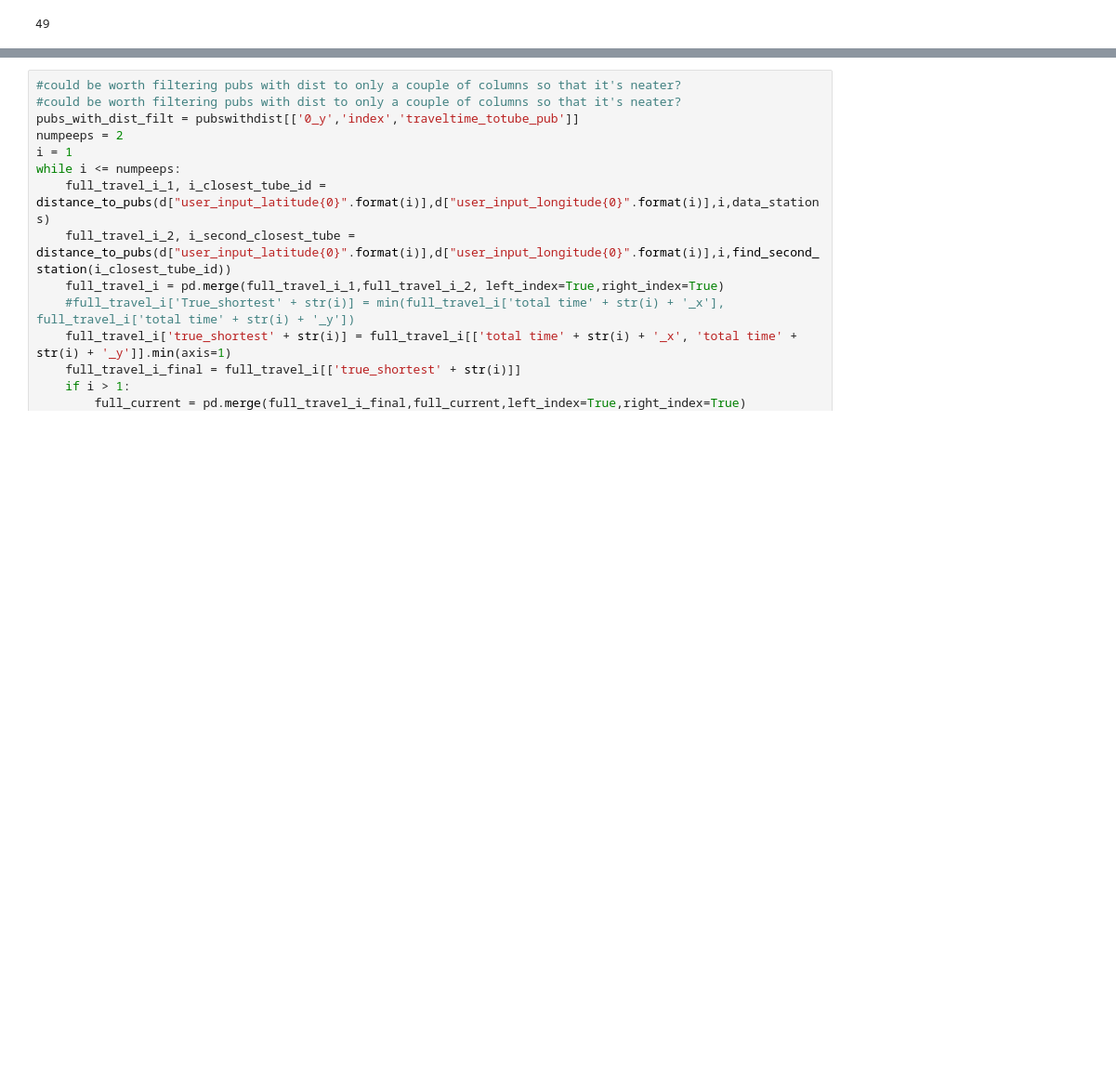
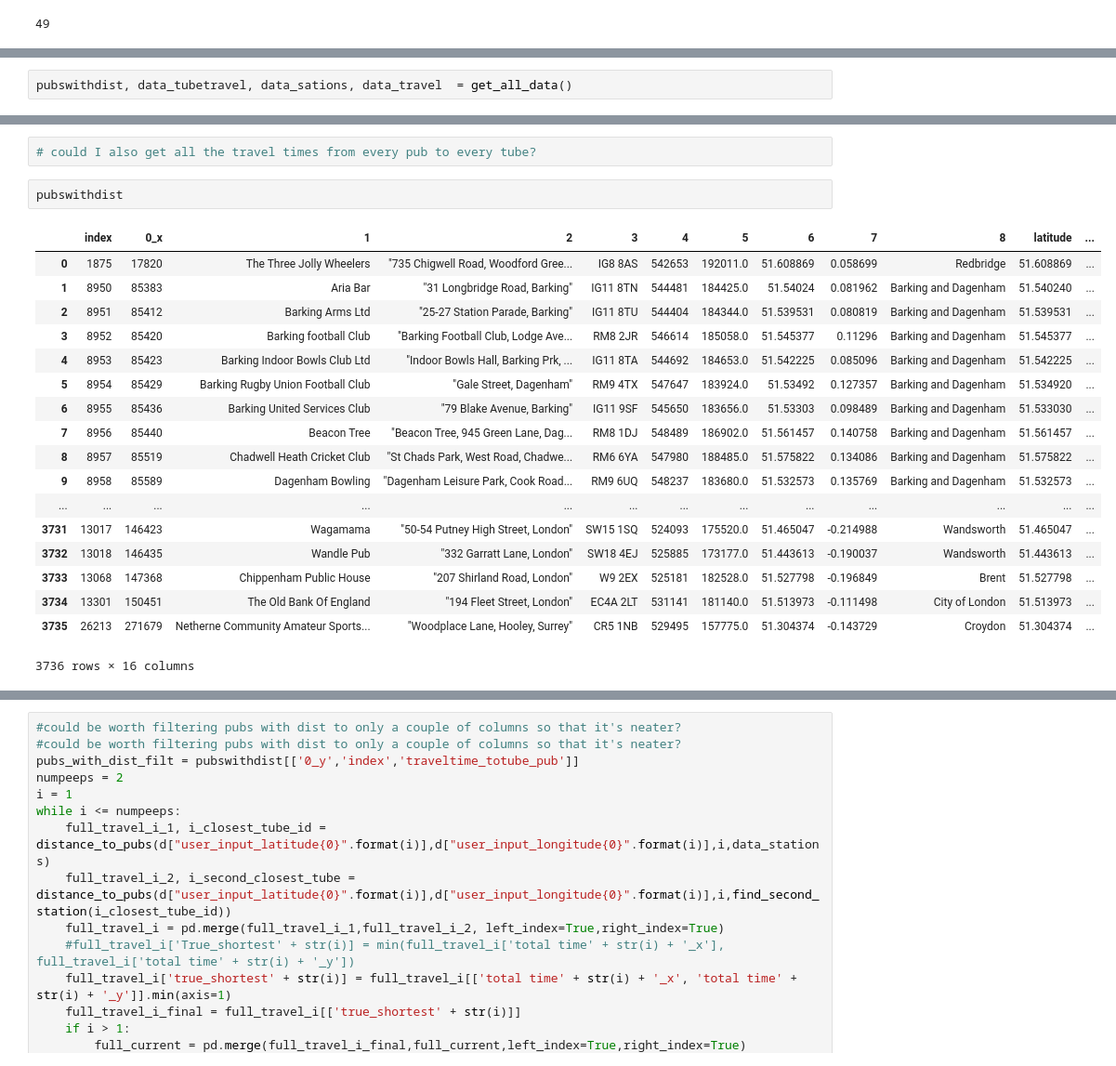
Before and after one commit to gbiggs31/halfway2, a Jupyter notebook: Scratch Script.ipynb, the cells around one changed output, grey strips where cells are left out. Shown at 93% size. Cells and saved outputs as stored; diff of their text form; blank space fills up the shorter version.

```diff
--- a/Scratch Script.ipynb
+++ b/Scratch Script.ipynb
@@ -146,0 +153,2 @@ find_nearest_station(d["user_input_latitude{0}".format(0)],d["user_input_longitu
+# %%
+pubswithdist, data_tubetravel, data_sations, data_travel  = get_all_data()
@@ -147,3 +254,26 @@ find_nearest_station(d["user_input_latitude{0}".format(0)],d["user_input_longitu
+# %%
+# could I also get all the travel times from every pub to every tube?
+# %%
+pubswithdist
+# %% [output]
+|  | index | 0_x | 1 | 2 | 3 | 4 | 5 | 6 | 7 | 8 | latitude | ... |
+| 0 | 1875 | 17820 | The Three Jolly Wheelers | "735 Chigwell Road, Woodford Gree... | IG8 8AS | 542653 | 192011.0 | 51.608869 | 0.058699 | Redbridge | 51.608869 | ... |
+| 1 | 8950 | 85383 | Aria Bar | "31 Longbridge Road, Barking" | IG11 8TN | 544481 | 184425.0 | 51.54024 | 0.081962 | Barking and Dagenham | 51.540240 | ... |
+| 2 | 8951 | 85412 | Barking Arms Ltd | "25-27 Station Parade, Barking" | IG11 8TU | 544404 | 184344.0 | 51.539531 | 0.080819 | Barking and Dagenham | 51.539531 | ... |
+| 3 | 8952 | 85420 | Barking football Club | "Barking Football Club, Lodge Ave... | RM8 2JR | 546614 | 185058.0 | 51.545377 | 0.11296 | Barking and Dagenham | 51.545377 | ... |
+| 4 | 8953 | 85423 | Barking Indoor Bowls Club Ltd | "Indoor Bowls Hall, Barking Prk, ... | IG11 8TA | 544692 | 184653.0 | 51.542225 | 0.085096 | Barking and Dagenham | 51.542225 | ... |
+| 5 | 8954 | 85429 | Barking Rugby Union Football Club | "Gale Street, Dagenham" | RM9 4TX | 547647 | 183924.0 | 51.53492 | 0.127357 | Barking and Dagenham | 51.534920 | ... |
+| 6 | 8955 | 85436 | Barking United Services Club | "79 Blake Avenue, Barking" | IG11 9SF | 545650 | 183656.0 | 51.53303 | 0.098489 | Barking and Dagenham | 51.533030 | ... |
+| 7 | 8956 | 85440 | Beacon Tree | "Beacon Tree, 945 Green Lane, Dag... | RM8 1DJ | 548489 | 186902.0 | 51.561457 | 0.140758 | Barking and Dagenham | 51.561457 | ... |
+| 8 | 8957 | 85519 | Chadwell Heath Cricket Club | "St Chads Park, West Road, Chadwe... | RM6 6YA | 547980 | 188485.0 | 51.575822 | 0.134086 | Barking and Dagenham | 51.575822 | ... |
+| 9 | 8958 | 85589 | Dagenham Bowling | "Dagenham Leisure Park, Cook Road... | RM9 6UQ | 548237 | 183680.0 | 51.532573 | 0.135769 | Barking and Dagenham | 51.532573 | ... |
+| ... | ... | ... | ... | ... | ... | ... | ... | ... | ... | ... | ... | ... |
+| 3731 | 13017 | 146423 | Wagamama | "50-54 Putney High Street, London" | SW15 1SQ | 524093 | 175520.0 | 51.465047 | -0.214988 | Wandsworth | 51.465047 | ... |
+| 3732 | 13018 | 146435 | Wandle Pub | "332 Garratt Lane, London" | SW18 4EJ | 525885 | 173177.0 | 51.443613 | -0.190037 | Wandsworth | 51.443613 | ... |
+| 3733 | 13068 | 147368 | Chippenham Public House | "207 Shirland Road, London" | W9 2EX | 525181 | 182528.0 | 51.527798 | -0.196849 | Brent | 51.527798 | ... |
+| 3734 | 13301 | 150451 | The Old Bank Of England | "194 Fleet Street, London" | EC4A 2LT | 531141 | 181140.0 | 51.513973 | -0.111498 | City of London | 51.513973 | ... |
+| 3735 | 26213 | 271679 | Netherne Community Amateur Sports... | "Woodplace Lane, Hooley, Surrey" | CR5 1NB | 529495 | 157775.0 | 51.304374 | -0.143729 | Croydon | 51.304374 | ... |
+3736 rows × 16 columns
 # %%
 #need this to be self contained, and output an identifiable dataset ready for further processing
 def distance_to_pubs(input_lat, input_long, user_num, data_stations):
```
Also changed, not shown: parts of 15 cells of this notebook, 3 other files.
